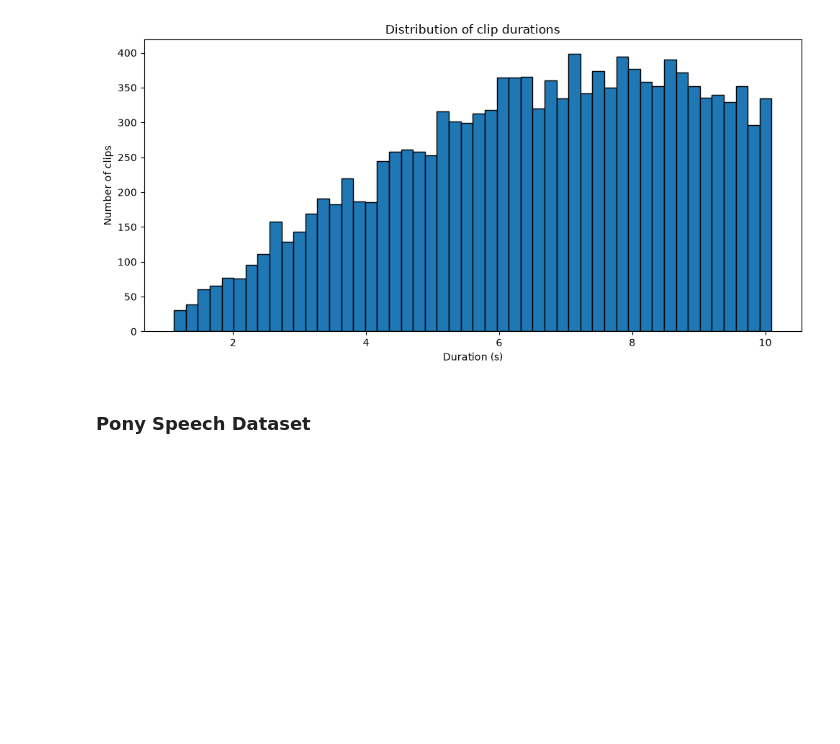
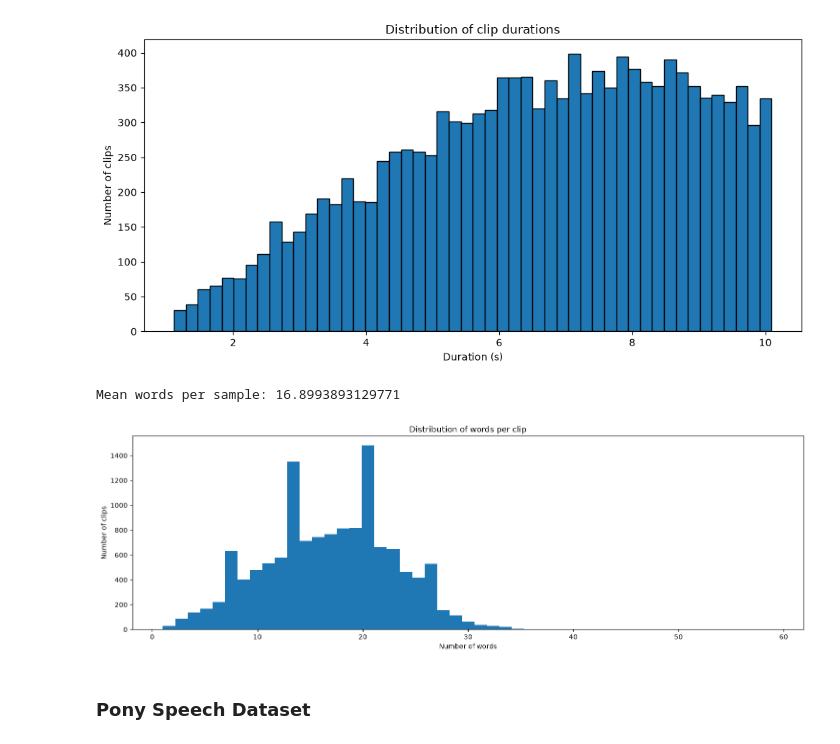
Before and after one commit to ALEGATOR1209/kse-deep-audio-lab4, a Jupyter notebook: lab4_datasets.ipynb, the cells around one changed output. Cells and saved outputs as stored; diff of their text form; code cells hidden in the pictures; blank space fills up the shorter version.

```diff
--- a/lab4_datasets.ipynb
+++ b/lab4_datasets.ipynb
@@ -135,6 +135,23 @@ plt.show()
 fig.savefig("img/clip_duration.png", dpi=300)
 # %% [output]
 [figure]
+# %%
+words = np.array([len(t.split()) for t in data['text']])
+print("Mean words per sample:", words.mean())
+bins = np.linspace(words.min(), words.max(), 50)
+
+fig = plt.figure(figsize=(15, 5))
+
+plt.hist(words, bins=bins, linewidth=3)
+plt.xlabel('Number of words')
+plt.ylabel('Number of clips')
+plt.title('Distribution of words per clip')
+
+fig.tight_layout()
+fig.savefig("img/clip_words.png", dpi=300)
+# %% [output]
+Mean words per sample: 16.8993893129771
+[figure, added]
 # %%
 train, test = train_test_split(data, train_size=0.9, random_state=42)
 train, val = train_test_split(train, train_size=0.9, random_state=42)
```
Also changed, not shown: parts of 4 cells of this notebook, 2 other files.
